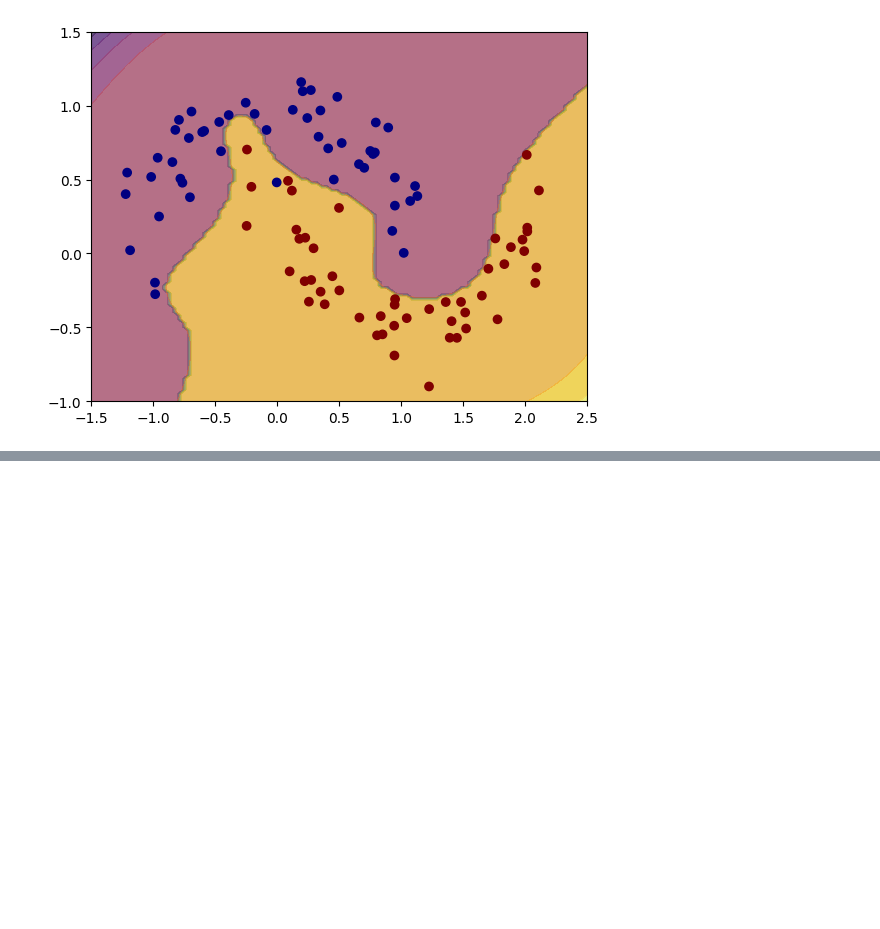
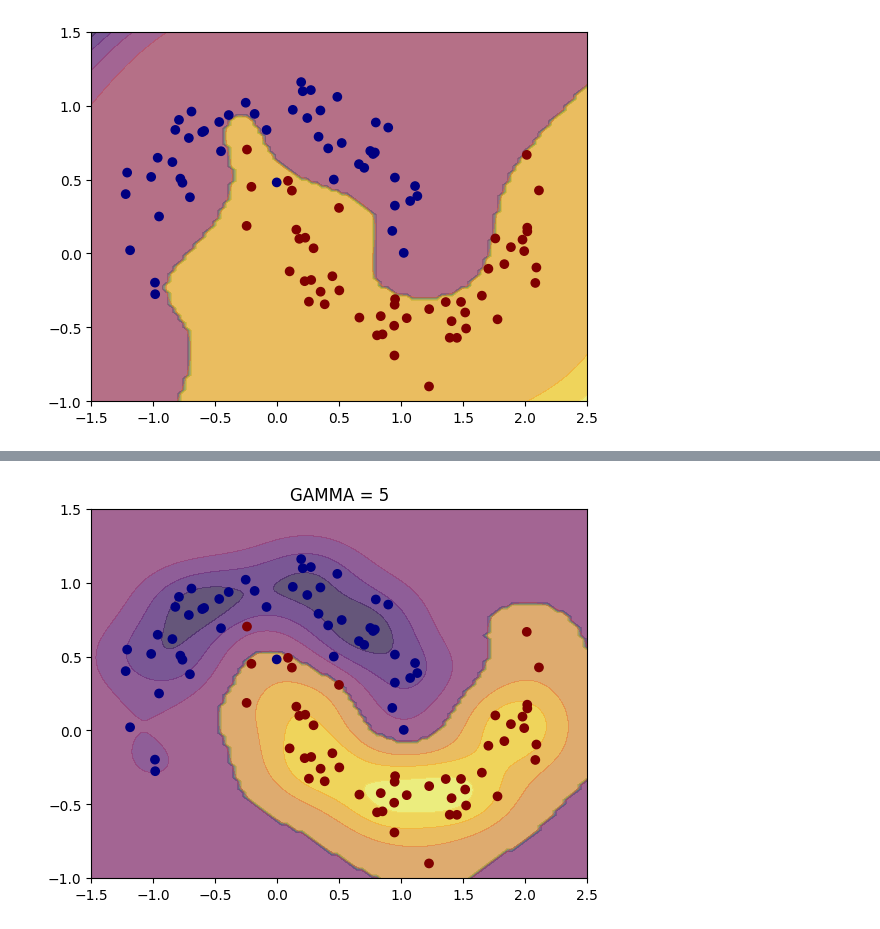
Before and after one commit to LazySeagull/Machine_Learning_Practice, a Jupyter notebook: nonlinearsvmclassifier.ipynb, the cells around one changed output, grey strips where cells are left out. Saved outputs shown, nothing was run; the diff lists cells and outputs as text; code cells hidden in the pictures; blank space fills up the shorter version.

```diff
--- a/nonlinearsvmclassifier.ipynb
+++ b/nonlinearsvmclassifier.ipynb
@@ -117,0 +128,8 @@ plot_points(x , y ,[-1.5 , 2.5 , -1 , 1.5] )
+# %%
+rbf_kernle = Pipeline([
+    ("Standard Scaler" , StandardScaler()),
+    ("rbf clf" , SVC(kernel="rbf" , gamma = 5 , C=1000))
+
+])
+
+rbf_kernle.fit(x,y)
@@ -117,0 +143,7 @@ plot_points(x , y ,[-1.5 , 2.5 , -1 , 1.5] )
+# %%
+contour_plot(rbf_kernle , [-1.5 , 2.5 , -1 , 1.5])
+plot_points(x , y ,[-1.5 , 2.5 , -1 , 1.5] )
+plt.title("GAMMA = 5 , C=0.001")
+plt.show()
+# %% [output]
+[figure, added]
```
Also changed, not shown: parts of 7 cells of this notebook.
